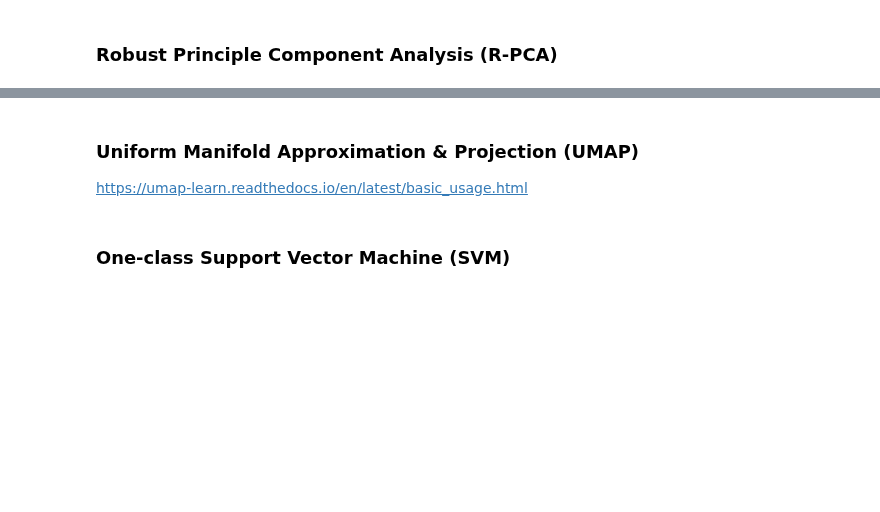
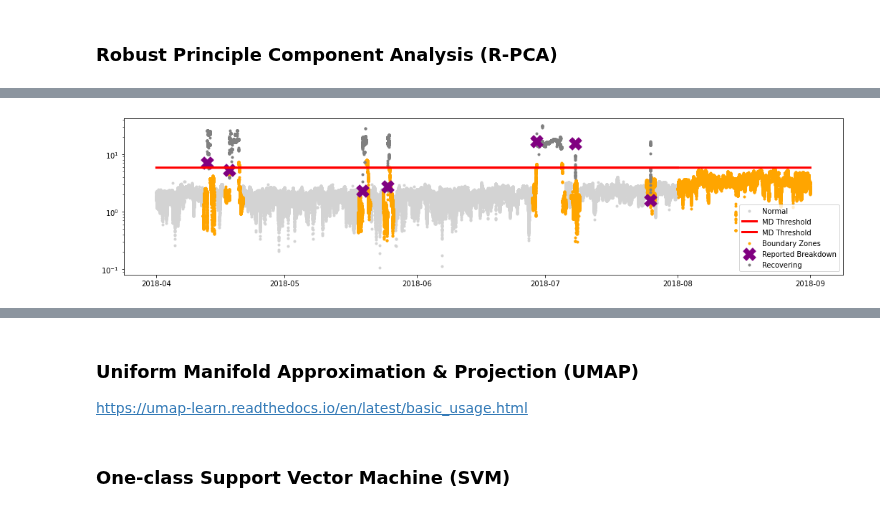
Before and after one commit to 3minuterecord/predictiveMaintenancePortfolio, a Jupyter notebook: Pump Sensor Predictive Maintenance.ipynb, the cells around one changed output, grey strips where cells are left out. Saved outputs shown, nothing was run; the diff lists cells and outputs as text; code cells hidden in the pictures; blank space fills up the shorter version.

```diff
--- a/Pump Sensor Predictive Maintenance.ipynb
+++ b/Pump Sensor Predictive Maintenance.ipynb
@@ -525,11 +494,15 @@ plt.show()
 # %% [markdown]
 ### Robust Principle Component Analysis (R-PCA)
 # %%
-# Prepare data for PCA
+# Prepare data for Robust PCA
+cut_date = pd.to_datetime('2018-08-01 00:00:00', format = '%Y-%m-%d %H:%M:%S')
 df_train = df_norm.loc[:, include_cols]
-df_train = df_train.drop(['machine_status', 'timestamp'], axis = 1)
+head = df_train.loc[df_train['timestamp'] <= cut_date,:]
+tail = df_train.loc[df_train['timestamp'] > cut_date,:]
+df_train = head.drop(['machine_status', 'timestamp'], axis = 1)
 
-df_test1 = df_abnorm_lead.loc[:, include_cols]
+boundaries = df_abnorm_lead.loc[:, include_cols]
+df_test1 = pd.concat([boundaries, tail])
 df_test1 = df_test1.drop(['machine_status', 'timestamp'], axis = 1)
 
 df_test2 = df_abnorm_broke.loc[:, include_cols]
@@ -629,5 +618,5 @@ print("Minimum & maximum MD in test set 1  :", min(dist_test1), max(dist_test1))
 print("Minimum & maximum MD in test set 2  :", min(dist_test2), max(dist_test2))
 print("Minimum & maximum MD in test set 3  :", min(dist_test3), max(dist_test3))
 
-threshold = pdm.MD_threshold(dist_train, extreme = False) # extreme = 2x else 3x
+threshold = pdm.MD_threshold(dist_train, extreme = True) # extreme = 2x else 3x
 print("Threshold value for flagging an anomaly is", "{:.2f}".format(threshold))
@@ -652,14 +659,17 @@ anomaly3 = prep_mahalonobis_data(dist_test3, threshold, X_test3_PCA)
 # %%
 # Visualize Mahalonobis distance with actual anomalies vs threshold
 fig, ax = plt.subplots(figsize = (18, 4))
 ax.scatter(anomaly_train['timestamp'], anomaly_train['Mob dist'], color = 'lightgrey', marker = '.', zorder = 1, label = 'Normal')
-ax.plot(anomaly_train['timestamp'], anomaly_train['Thresh'], color = 'red', marker = None, linewidth=3, zorder = 2, label = 'MD Threshold')
+ax.plot(anomaly_train['timestamp'], anomaly_train['Thresh'], color = 'red', marker = None, linewidth=3, zorder = 6, label = 'MD Threshold')
+ax.plot(anomaly1['timestamp'], anomaly1['Thresh'], color = 'red', marker = None, linewidth=3, zorder = 6, label = 'MD Threshold')
 ax.scatter(anomaly1['timestamp'], anomaly1['Mob dist'], color = 'orange', marker = '.', zorder = 3, label = 'Boundary Zones')
 ax.scatter(anomaly2['timestamp'], anomaly2['Mob dist'], color = 'purple', marker = 'X', zorder = 5, s = 300, label = 'Reported Breakdown')
 ax.scatter(anomaly3['timestamp'], anomaly3['Mob dist'], color = 'grey', marker = '.', zorder = 4, label = 'Recovering')
 ax.set_yscale('log')
 ax.legend(loc = 'lower right')
 plt.show()
+# %% [output]
+[figure, added]
 # %%
 """
 Visualize Mahalonobis distance with actual anomalies vs threshold
```
Also changed, not shown: parts of 24 cells of this notebook, 2 other files.
